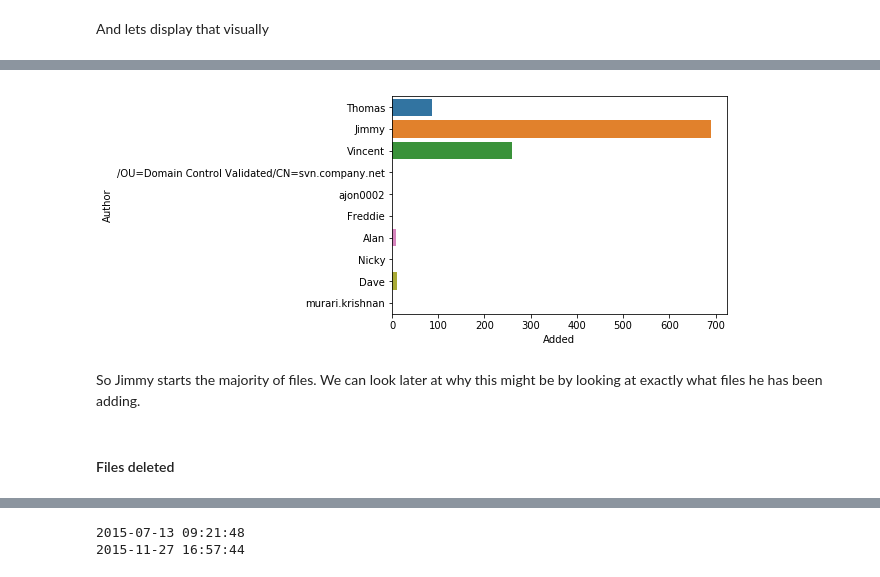
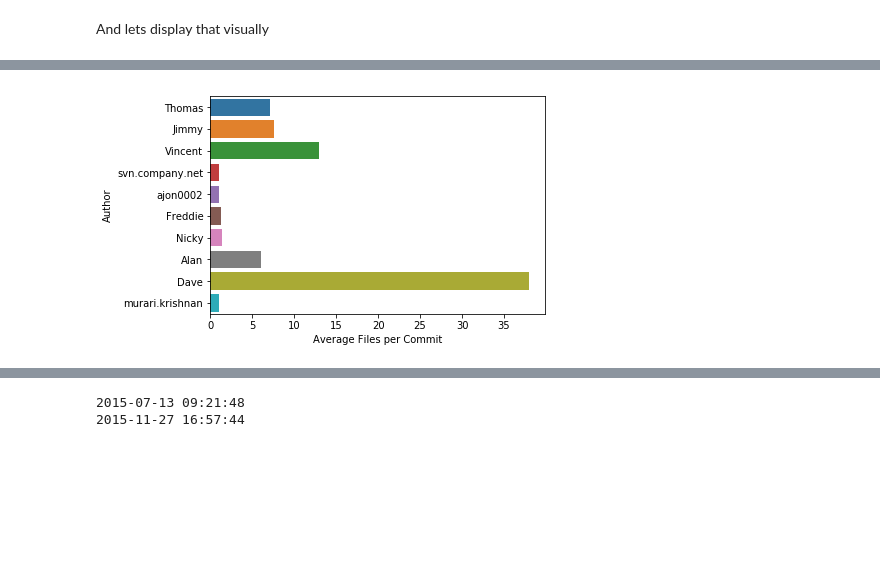
Before and after one commit to barrysheppard/B8IT105-CA4, a Jupyter notebook: Analysis.ipynb, the cells around one changed output, grey strips where cells are left out. Saved outputs shown, nothing was run; the diff lists cells and outputs as text; code cells hidden in the pictures; blank space fills up the shorter version.

```diff
--- a/Analysis.ipynb
+++ b/Analysis.ipynb
@@ -84,0 +158,8 @@ ax = sns.barplot(y='Author', x='All Files', data=df_totals, ci=None, order=order
+# %%
+df_files_per_commit = pd.concat([df_totals[['All Files']], df_commit_totals], axis=1, sort=False)
+# %%
+df_files_per_commit['Average Files per Commit'] = df_files_per_commit['All Files'] / df_files_per_commit['Revision']
+# %%
+df_files_per_commit = df_files_per_commit.rename(columns={'All Files': 'Total Files', 'Revision': 'Total Commits'})
+# %%
+df_files_per_commit.reset_index(inplace=True)
@@ -85,8 +180,4 @@ ax = sns.barplot(y='Author', x='All Files', data=df_totals, ci=None, order=order
 # %%
-ax = sns.barplot(y='Author', x='Added', data=df_totals, ci=None, order=order)
+ax = sns.barplot(y='Author', x='Average Files per Commit', data=df_files_per_commit, ci=None, order=order)
 # %% [output]
-[figure, old version]
+[figure, new version]
-# %% [markdown]
-So Jimmy starts the majority of files. We can look later at why this might be by looking at exactly what files he has been adding.
-# %% [markdown]
-#### Files deleted
```
Also changed, not shown: parts of 45 cells of this notebook, 2 other files.
